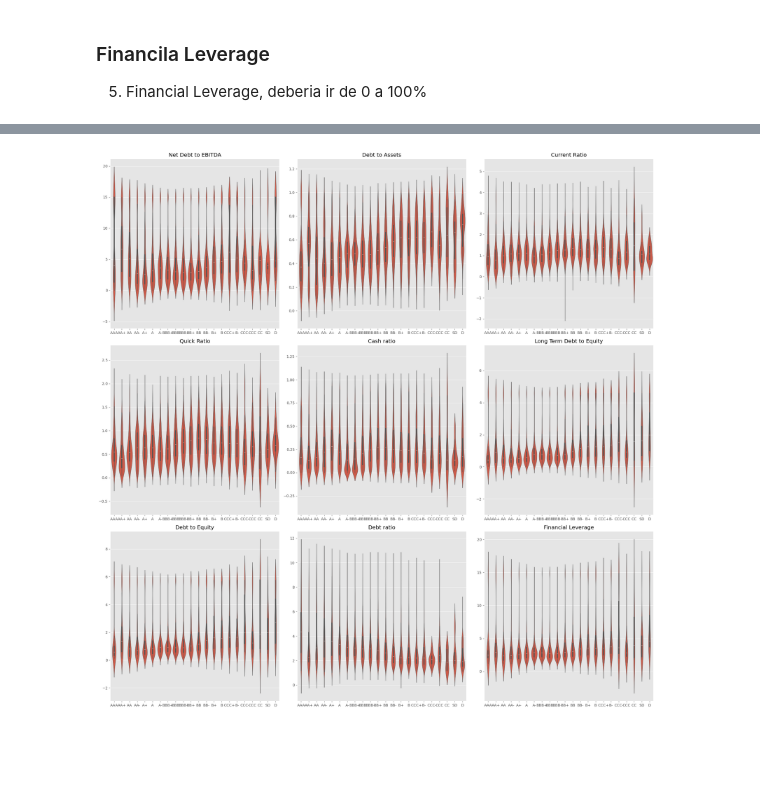
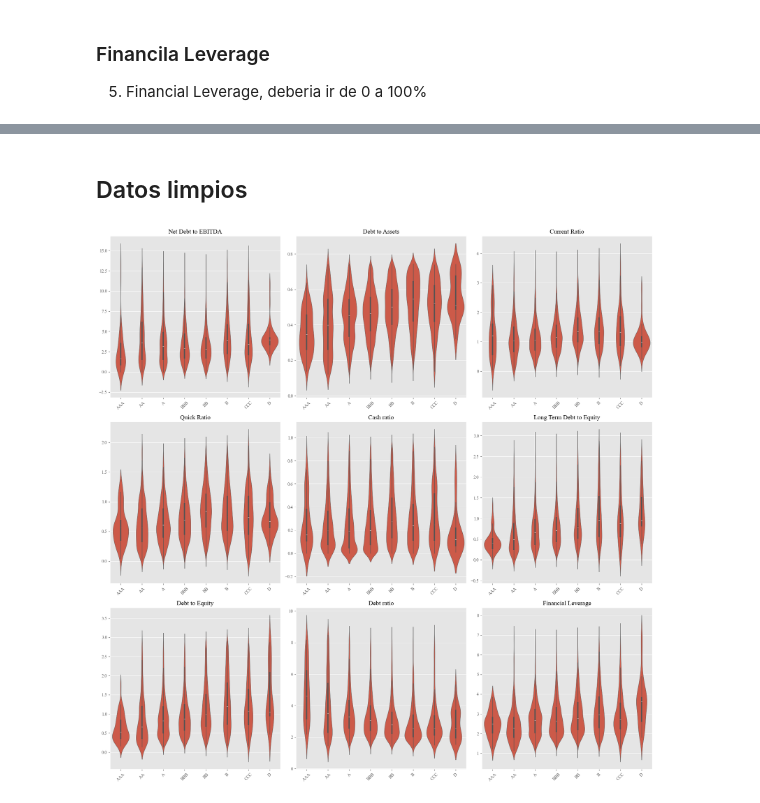
Before and after one commit to RubenPhy/rating_analisis, a Jupyter notebook: 2_analisis_inicial.ipynb, the cells around one changed output, grey strips where cells are left out. Saved outputs shown, nothing was run; the diff lists cells and outputs as text; code cells hidden in the pictures; blank space fills up the shorter version.

```diff
--- a/2_analisis_inicial.ipynb
+++ b/2_analisis_inicial.ipynb
@@ -683,0 +1023,3 @@ Name: Financial Leverage, dtype: float64
+# %%
+df = df[~mask]
+df[['Rating']].value_counts()
@@ -698,0 +1076,2 @@ percentile
+# %%
+df = df[df["Cash ratio"]>=0]
@@ -699,7 +1082,10 @@ percentile
 # %%
 ratios_to_delete_extrems = {'Current Ratio':95,'Quick Ratio':95,'Cash ratio':95,'Debt ratio':90}
+df_test = df
 for ratio,percentile  in ratios_to_delete_extrems.items():
-    mask = df[ratio] < np.percentile(df[ratio], percentile)
-    print(ratio,df[~mask].shape)
-    df = df[mask]
+    mask = df_test[ratio] < np.percentile(df_test[ratio], percentile)
+    print(ratio,df_test[~mask].shape)
+    print(set(correct_ratings)-set(df_test[mask]['Rating'].unique()))
+    df_test = df_test[mask]
+print(set(correct_ratings)-set(df_test['Rating'].unique()))
 # %% [output]
@@ -722,0 +1101,2 @@ df[var_x_num].describe()
+# %%
+df = df_test
@@ -723,21 +1116,25 @@ df[var_x_num].describe()
+# %% [markdown]
+## Datos limpios
 # %%
 #Gráfico con la distribución de los datos por Rating
-fig, axes = plt.subplots(3, 3, figsize=(7*3, 7*3))
+fig, axes = plt.subplots(3, 3, figsize=(6*3, 6*3))
 # change the font size to Times New Roman
 plt.rcParams['font.family'] = 'Times New Roman'
 
 for i, y in enumerate(var_x_num):
     row = i // 3
     col = i % 3
     ax = axes[row, col]
 
-    sns.violinplot(x='Rating', y=y, data=df, ax=ax)
+    sns.violinplot(x='Rating_group', y=y, data=df, ax=ax, order=rating_order_group)
     # dont show the x and y title
     ax.set_xlabel('')
     ax.set_ylabel('')
+    # rotate the x ticks
+    ax.tick_params(axis='x', rotation=45)
     ax.set_title(y)
 
 plt.tight_layout()
 plt.show()
 # %% [output]
-[figure, old version]
+[figure, new version]
```
Also changed, not shown: parts of 109 cells of this notebook, 2 other files.
